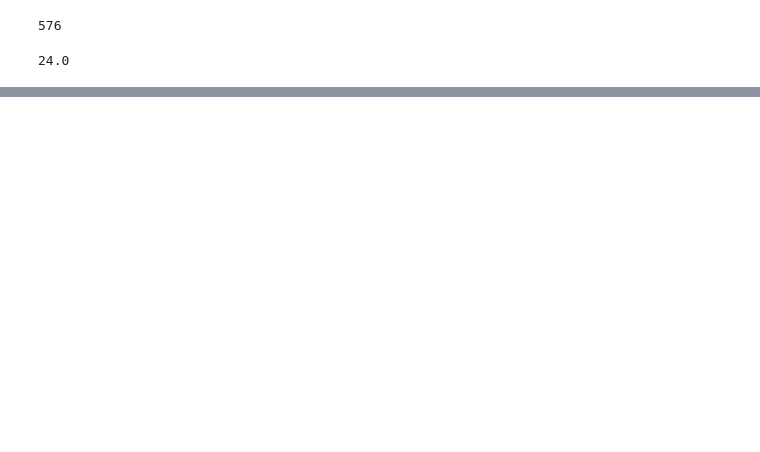
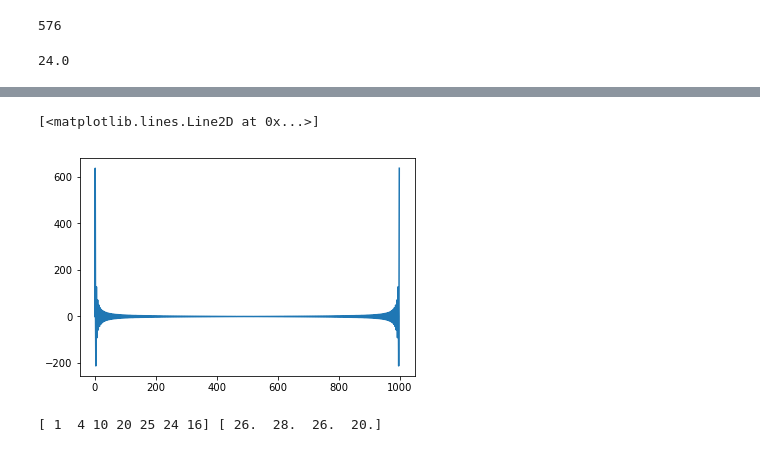
Before and after one commit to jeffralyjz/SkyNoise, a Jupyter notebook: Misc.ipynb, the cells around one changed output, grey strips where cells are left out. Cells and saved outputs as stored; diff of their text form; code cells hidden in the pictures; blank space fills up the shorter version.

```diff
--- a/Misc.ipynb
+++ b/Misc.ipynb
@@ -35,0 +58,14 @@ print a[:-2]
+# %%
+# %load tophat.py
+import numpy as np
+
+#Builds a tophat function
+#t_coords must be an array
+def tophat(t_coords, width, phi):
+    out = t_coords.copy()
+    for i, elem in enumerate(t_coords - phi):
+        if abs(elem) > width:
+            out[i]=0
+        else:
+            out[i]=1
+    return out
@@ -35,0 +87,4 @@ print a[:-2]
+# %%
+# print t_coords
+t_coords = np.linspace(-2,2,1000)
+t_ = tophat(t_coords, 1,0 )
@@ -35,0 +120,13 @@ print a[:-2]
+# %%
+plt.plot(np.fft.fft(np.fft.fftshift(t_))-np.fft.fft(t_))
+# %% [output]
+[<matplotlib.lines.Line2D at 0x...>]
+[figure, added]
+# %%
+a3= np.array(range(4))+1
+conva3 = np.convolve(a3,a3, 'full')
+myconva3 = np.abs(conv(a3,a3))
+
+print conva3, myconva3
+# %% [output]
+[ 1  4 10 20 25 24 16] [ 26.  28.  26.  20.]
```
Also changed, not shown: parts of 14 cells of this notebook, 2 other files.
